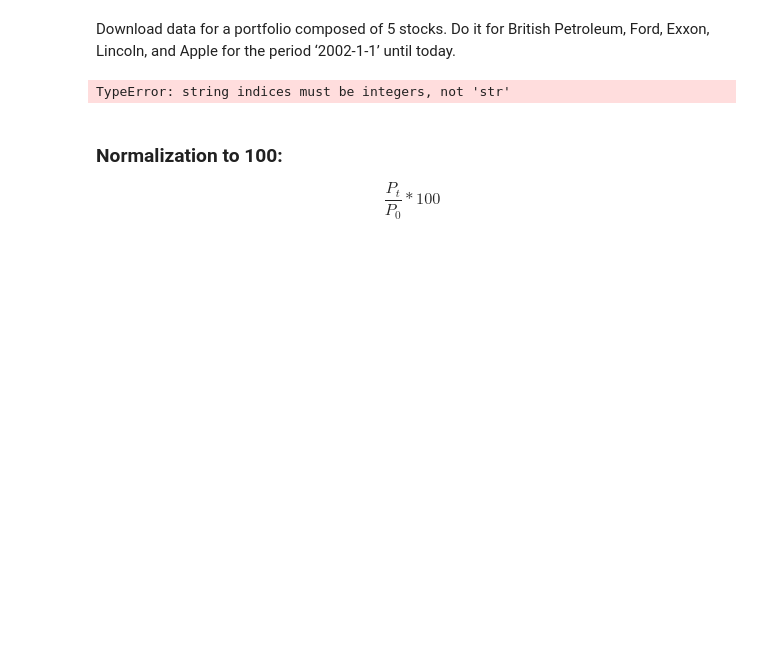
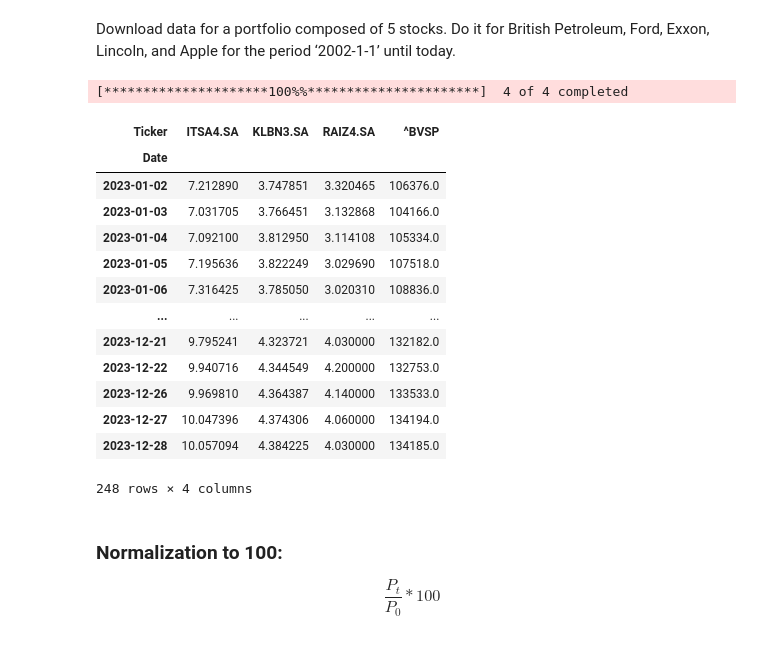
Before and after one commit to RISONALDOMENDES/python-para-financas--investimento-e-analise-de-dados, a Jupyter notebook: 67 Calculating the Return Portfo Secur/Calculating the Return of a Portfolio of Securities - Exercise_IEX.ipynb, the cells around one changed output. Cells and saved outputs as stored; diff of their text form; code cells hidden in the pictures; blank space fills up the shorter version.

```diff
--- a/67 Calculating the Return Portfo Secur/Calculating the Return of a Portfolio of Securities - Exercise_IEX.ipynb
+++ b/67 Calculating the Return Portfo Secur/Calculating the Return of a Portfolio of Securities - Exercise_IEX.ipynb
@@ -11,16 +11,30 @@ import yfinance
 
 yfinance.pdr_override()
 # %%
-ativos = ['ITUB3.SA', 'PETR3.SA', 'BVSP', 'VALE3.SA']
+ativos = ['ITSA4.SA', 'RAIZ4.SA', '^BVSP', 'KLBN3.SA']
 
-data_inicial = "2023-01-01"
-data_final = "2023-06-30"
+data_inicial = "2023-01-02"
+data_final = "2023-12-30"
 
-tabela_cotacoes = pdr.get_data_yahoo(ativos, data_inicial, data_final)
+tabela_cotacoes = pdr.get_data_yahoo(ativos, data_inicial, data_final)['Adj Close'];
 
-display(tabela_cotacoes)
+display(tabela_cotacoes);
 # %% [output]
-TypeError: string indices must be integers, not 'str'
+[*********************100%%**********************]  4 of 4 completed
+| Ticker | ITSA4.SA | KLBN3.SA | RAIZ4.SA | ^BVSP |
+| Date |  |  |  |  |
+| 2023-01-02 | 7.212890 | 3.747851 | 3.320465 | 106376.0 |
+| 2023-01-03 | 7.031705 | 3.766451 | 3.132868 | 104166.0 |
+| 2023-01-04 | 7.092100 | 3.812950 | 3.114108 | 105334.0 |
+| 2023-01-05 | 7.195636 | 3.822249 | 3.029690 | 107518.0 |
+| 2023-01-06 | 7.316425 | 3.785050 | 3.020310 | 108836.0 |
+| ... | ... | ... | ... | ... |
+| 2023-12-21 | 9.795241 | 4.323721 | 4.030000 | 132182.0 |
+| 2023-12-22 | 9.940716 | 4.344549 | 4.200000 | 132753.0 |
+| 2023-12-26 | 9.969810 | 4.364387 | 4.140000 | 133533.0 |
+| 2023-12-27 | 10.047396 | 4.374306 | 4.060000 | 134194.0 |
+| 2023-12-28 | 10.057094 | 4.384225 | 4.030000 | 134185.0 |
+248 rows × 4 columns
 # %% [markdown]
 ### Normalization to 100:
 
```
Also changed, not shown: parts of 6 cells of this notebook.
